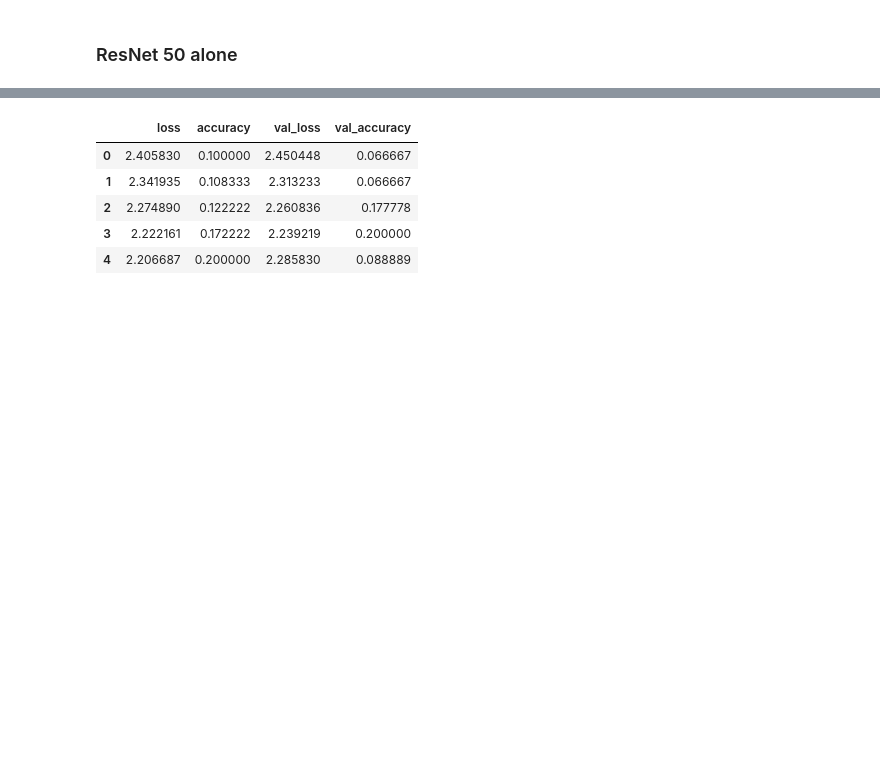
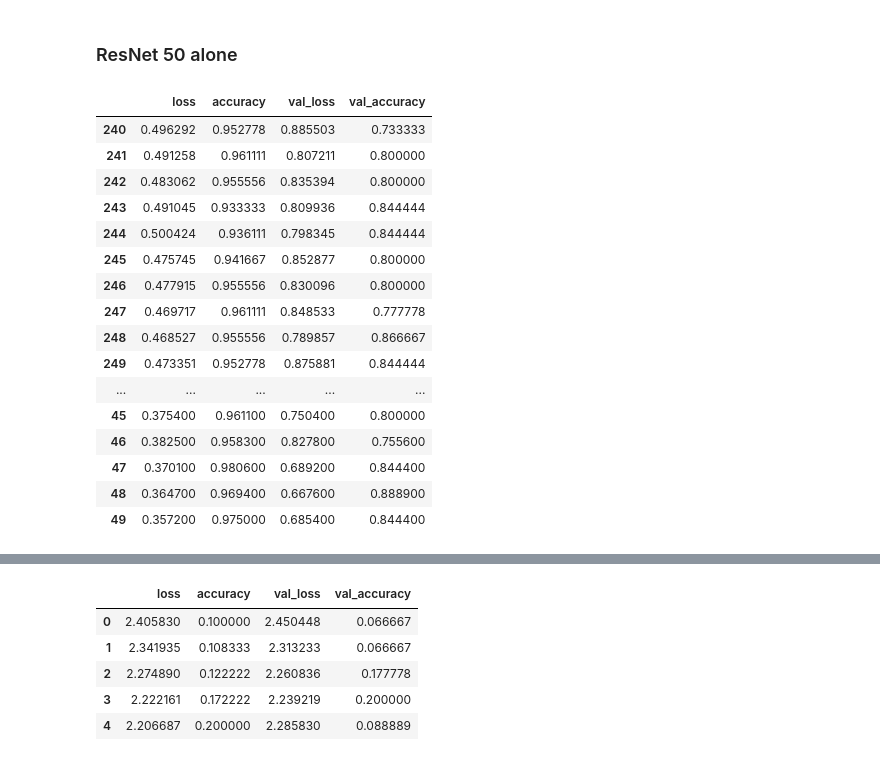
Before and after one commit to GauriR011/ASL-Detection-using-Deep-Learning, a Jupyter notebook: ASL_SLR1_(1) (1) (1).ipynb, the cells around one changed output, grey strips where cells are left out. Drawn from its saved outputs; the diff is of its cells as text; code cells hidden in the pictures; blank space fills up the shorter version.

```diff
--- a/ASL_SLR1_(1) (1) (1).ipynb
+++ b/ASL_SLR1_(1) (1) (1).ipynb
@@ -1450,4 +1462,24 @@ def evaluation_metrix (y_val_t, y_pred_val, y_test_t, y_pred_test):
 ### ResNet 50 alone
 # %%
 metrics_df = pd.DataFrame(history.history)
+# %%
+resultant_df.tail(60)
+# %% [output]
+|  | loss | accuracy | val_loss | val_accuracy |
+| 240 | 0.496292 | 0.952778 | 0.885503 | 0.733333 |
+| 241 | 0.491258 | 0.961111 | 0.807211 | 0.800000 |
+| 242 | 0.483062 | 0.955556 | 0.835394 | 0.800000 |
+| 243 | 0.491045 | 0.933333 | 0.809936 | 0.844444 |
+| 244 | 0.500424 | 0.936111 | 0.798345 | 0.844444 |
+| 245 | 0.475745 | 0.941667 | 0.852877 | 0.800000 |
+| 246 | 0.477915 | 0.955556 | 0.830096 | 0.800000 |
+| 247 | 0.469717 | 0.961111 | 0.848533 | 0.777778 |
+| 248 | 0.468527 | 0.955556 | 0.789857 | 0.866667 |
+| 249 | 0.473351 | 0.952778 | 0.875881 | 0.844444 |
+| ... | ... | ... | ... | ... |
+| 45 | 0.375400 | 0.961100 | 0.750400 | 0.800000 |
+| 46 | 0.382500 | 0.958300 | 0.827800 | 0.755600 |
+| 47 | 0.370100 | 0.980600 | 0.689200 | 0.844400 |
+| 48 | 0.364700 | 0.969400 | 0.667600 | 0.888900 |
+| 49 | 0.357200 | 0.975000 | 0.685400 | 0.844400 |
 # %%
```
Also changed, not shown: parts of 16 cells of this notebook.
